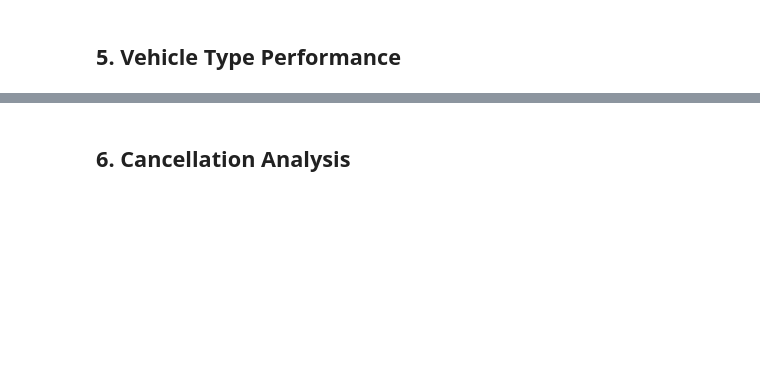
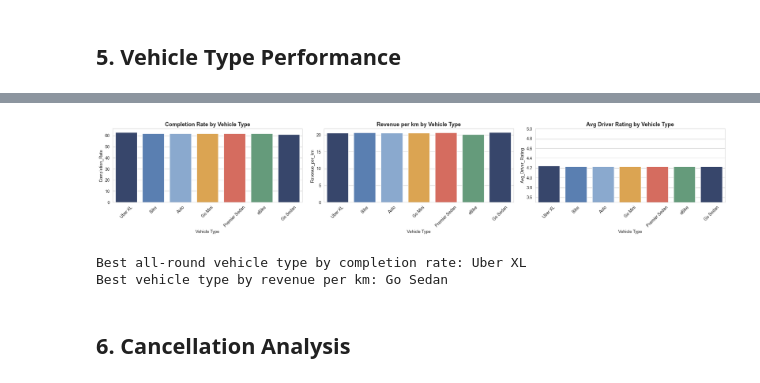
Before and after one commit to dondonedmond82/ncr_ride_bookings, a Jupyter notebook: NCR_Ride_Booking_Analysis.ipynb, the cells around one changed output, grey strips where cells are left out. Drawn from its saved outputs; the diff is of its cells as text; code cells hidden in the pictures; blank space fills up the shorter version.

```diff
--- a/NCR_Ride_Booking_Analysis.ipynb
+++ b/NCR_Ride_Booking_Analysis.ipynb
@@ -216,7 +308,7 @@ vt_stats['Revenue_per_km'] = (vt_stats['Avg_Booking_Value'] / vt_stats['Avg_Dist
 vt_stats = vt_stats.sort_values('Completion_Rate', ascending=False)
 display(vt_stats)
 
-fig, axes = plt.subplots(1, 3, figsize=(21, 4))
+fig, axes = plt.subplots(1, 3, figsize=(21, 5))
 sns.barplot(x=vt_stats.index, y=vt_stats['Completion_Rate'], ax=axes[0], palette=COLORS*2)
 axes[0].set_title('Completion Rate by Vehicle Type'); axes[0].tick_params(axis='x', rotation=45)
 
@@ -232,3 +324,4 @@ plt.show()
 
 print(f"Best all-round vehicle type by completion rate: {vt_stats['Completion_Rate'].idxmax()}")
 print(f"Best vehicle type by revenue per km: {vt_stats['Revenue_per_km'].idxmax()}")
+# %% [output]
@@ -235,3 +337,6 @@ print(f"Best vehicle type by revenue per km: {vt_stats['Revenue_per_km'].idxmax(
+[figure, added]
+Best all-round vehicle type by completion rate: Uber XL
+Best vehicle type by revenue per km: Go Sedan
 # %% [markdown]
 ## 6. Cancellation Analysis
 # %%
```
Also changed, not shown: parts of 22 cells of this notebook.
